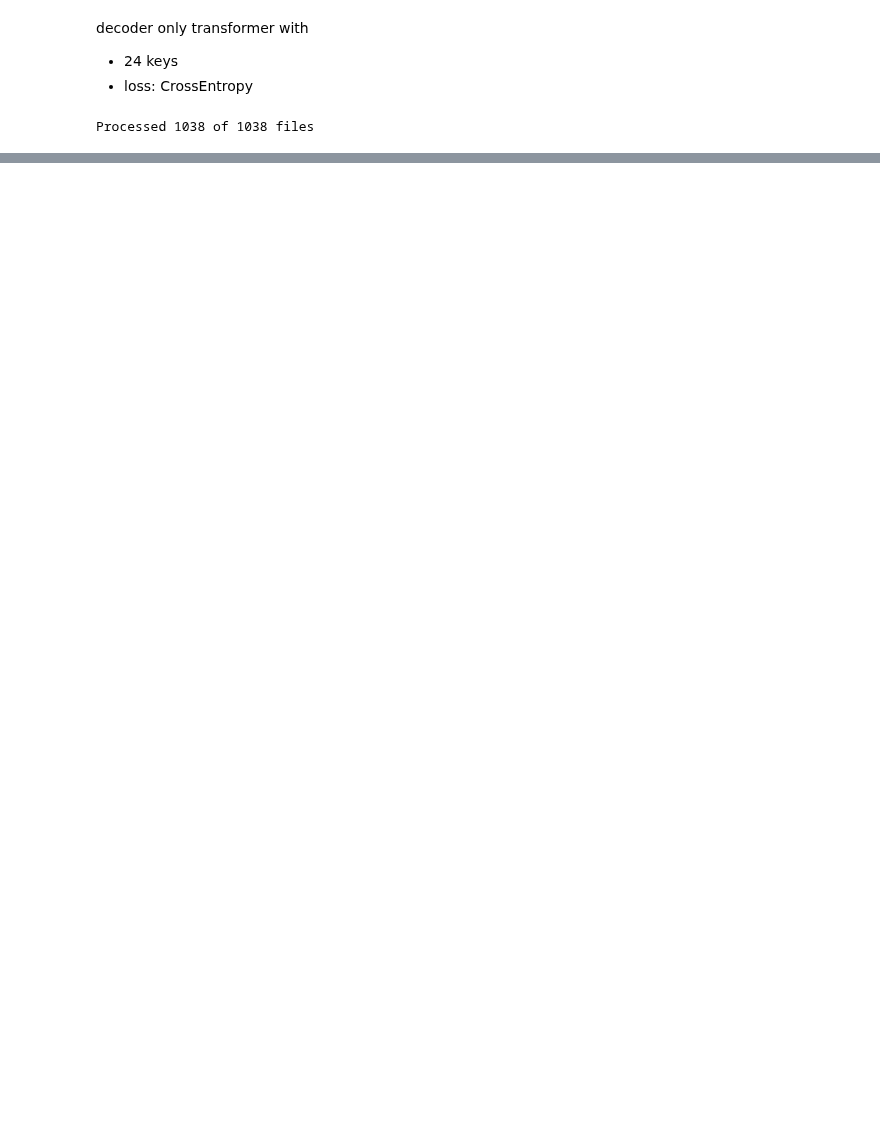
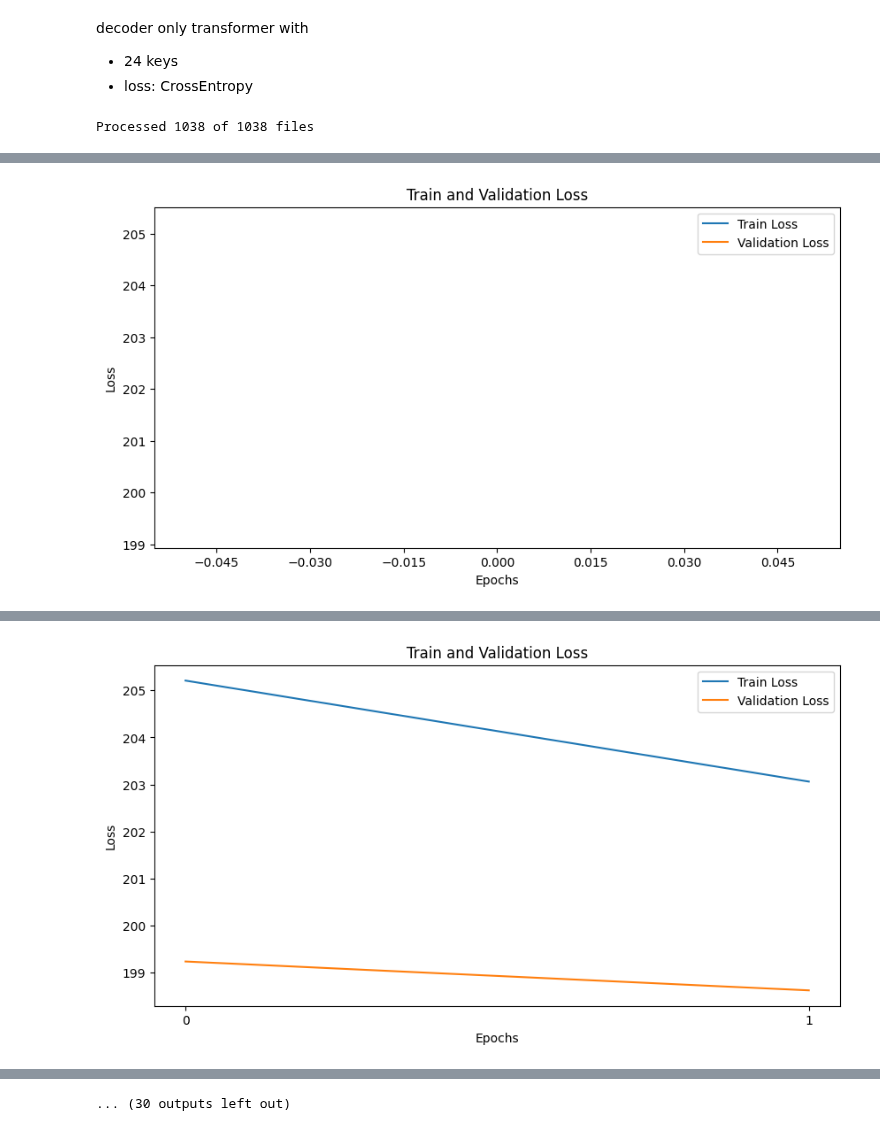
Before and after one commit to spirio-sessions/minus1, a Jupyter notebook: transformer_decoder_training/jupyter_notebooks/piano_training/sequence_prediction_v6.2.ipynb, the cells around one changed output, grey strips where cells are left out. Drawn from its saved outputs; the diff is of its cells as text; code cells hidden in the pictures; blank space fills up the shorter version.

```diff
--- a/transformer_decoder_training/jupyter_notebooks/piano_training/sequence_prediction_v6.2.ipynb
+++ b/transformer_decoder_training/jupyter_notebooks/piano_training/sequence_prediction_v6.2.ipynb
@@ -46,7 +46,7 @@ Processed 1038 of 1038 files
 # Learning rate for the optimizer
 learning_rate = 1e-3
 # Number of epochs for training
-num_epochs = 20
+num_epochs = 21
 # basically input dimension before embedding
 num_emb = 24
 # size after embedding for feed forward neural network
@@ -87,5 +87,9 @@ for epoch in range(1, num_epochs+1):
     val_loss = training_1.validation_loop(model, loss_fn, val_loader, pad_token, device)
     print((f"Epoch: {epoch}, Train loss: {train_loss:.3f}, Val loss: {val_loss:.3f}, "f"Epoch time = {(end_time - start_time):.3f}s"))
 
+    # Store the loss values
+    train_losses.append(train_loss)
+    val_losses.append(val_loss)
+
     plot_losses(train_losses, val_losses, model_state_dict_filepath + "loss_plot.png")
 # %% [output]
@@ -111,0 +97 @@ Epoch: 20, Train loss: 194.261, Val loss: 190.778, Epoch time = 47.977s
+[figure, added]
@@ -111,0 +99 @@ Epoch: 20, Train loss: 194.261, Val loss: 190.778, Epoch time = 47.977s
+[figure, added]
@@ -112,3 +108,4 @@ Epoch: 20, Train loss: 194.261, Val loss: 190.778, Epoch time = 47.977s
+... (30 outputs left out)
 # %%
 import json
 
```
Also changed, not shown: parts of 2 cells of this notebook, 3 other files.
